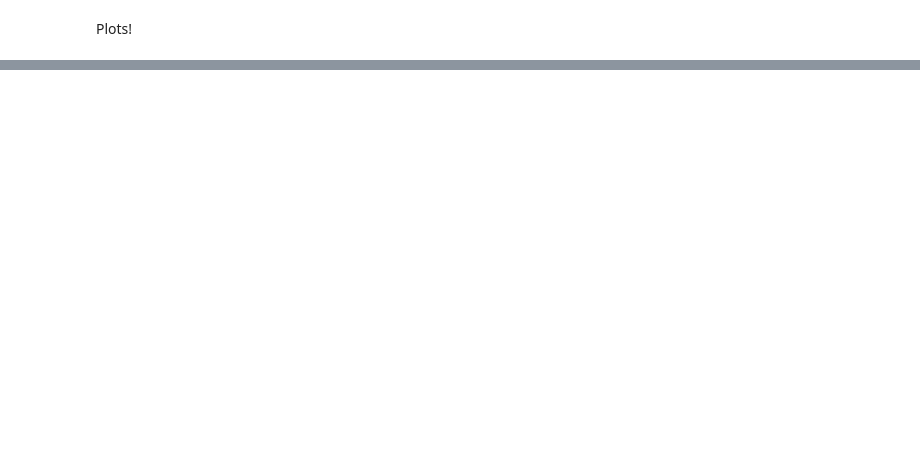
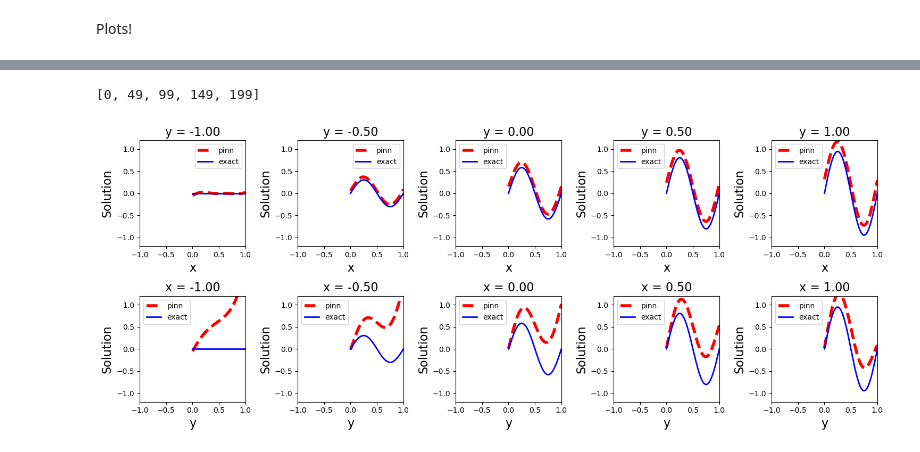
Before and after one commit to jkoganem/SEMS2024-deeplearning, a Jupyter notebook: poisson_mixed_boundary.ipynb, the cells around one changed output, grey strips where cells are left out. Drawn from its saved outputs; the diff is of its cells as text; code cells hidden in the pictures; blank space fills up the shorter version.

```diff
--- a/poisson_mixed_boundary.ipynb
+++ b/poisson_mixed_boundary.ipynb
@@ -285,0 +315,47 @@ plot3D_Matrix(X, Y, error)
+# %%
+x = torch.linspace(x_min, x_max, total_points_x).to(device)
+y = torch.linspace(y_min, y_max, total_points_y).to(device)
+
+X, Y = np.meshgrid(x.cpu(), y.cpu())
+
+S = model.forward(torch.tensor(X.flatten()[:, None]).to(device), torch.tensor(Y.flatten()[:, None]).to(device))
+# %%
+S_ = S.reshape(total_points_x, total_points_y)
+T_ = np.sin(2 * np.pi * X) * np.sin(2 * np.pi * Y)
+
+height = 3
+frames_val = np.array([-1., -0.5, 0., 0.5, 1.])
+frames = [*map(int, (frames_val + 1)/2 * (200-1))]
+fig = plt.figure("", figsize=(len(frames)*height, 2*height))
+
+print(frames)
+
+for i, var_index in enumerate(frames):
+    plt.subplot(2, len(frames), i+1)
+    plt.title(f"y = {frames_val[i]:.2f}",fontsize=16)
+    plt.plot(X[var_index, :], S_[var_index,:].cpu().detach().numpy(), "r--", lw=4., label="pinn")
+    plt.plot(X[var_index, :], T_[var_index,:], "b", lw=2., label="exact")
+    plt.ylim(-1.2, 1.2)
+    plt.xlim(-1., +1.)
+    plt.xlabel("x",fontsize=16)
+    plt.ylabel("Solution",fontsize=16)
+    plt.tight_layout()
+    plt.legend()
+
+for i, var_index in enumerate(frames):
+    plt.subplot(2, len(frames), len(frames) + i+1)
+    plt.title(f"x = {frames_val[i]:.2f}",fontsize=16)
+    plt.plot(Y[:, var_index], S_[:,var_index].cpu().detach().numpy(), "r--", lw=4., label="pinn")
+    plt.plot(Y[:, var_index], T_[:,var_index], "b", lw=2., label="exact")
+    plt.ylim(-1.2, 1.2)
+    plt.xlim(-1., +1.)
+    plt.xlabel("y",fontsize=16)
+    plt.ylabel("Solution",fontsize=16)
+    plt.tight_layout()
+    plt.legend()
+
+#plt.savefig("profiles.png")
+plt.show()
+# %% [output]
+[0, 49, 99, 149, 199]
+[figure, added]
```
Also changed, not shown: parts of 15 cells of this notebook, 7 other files.
